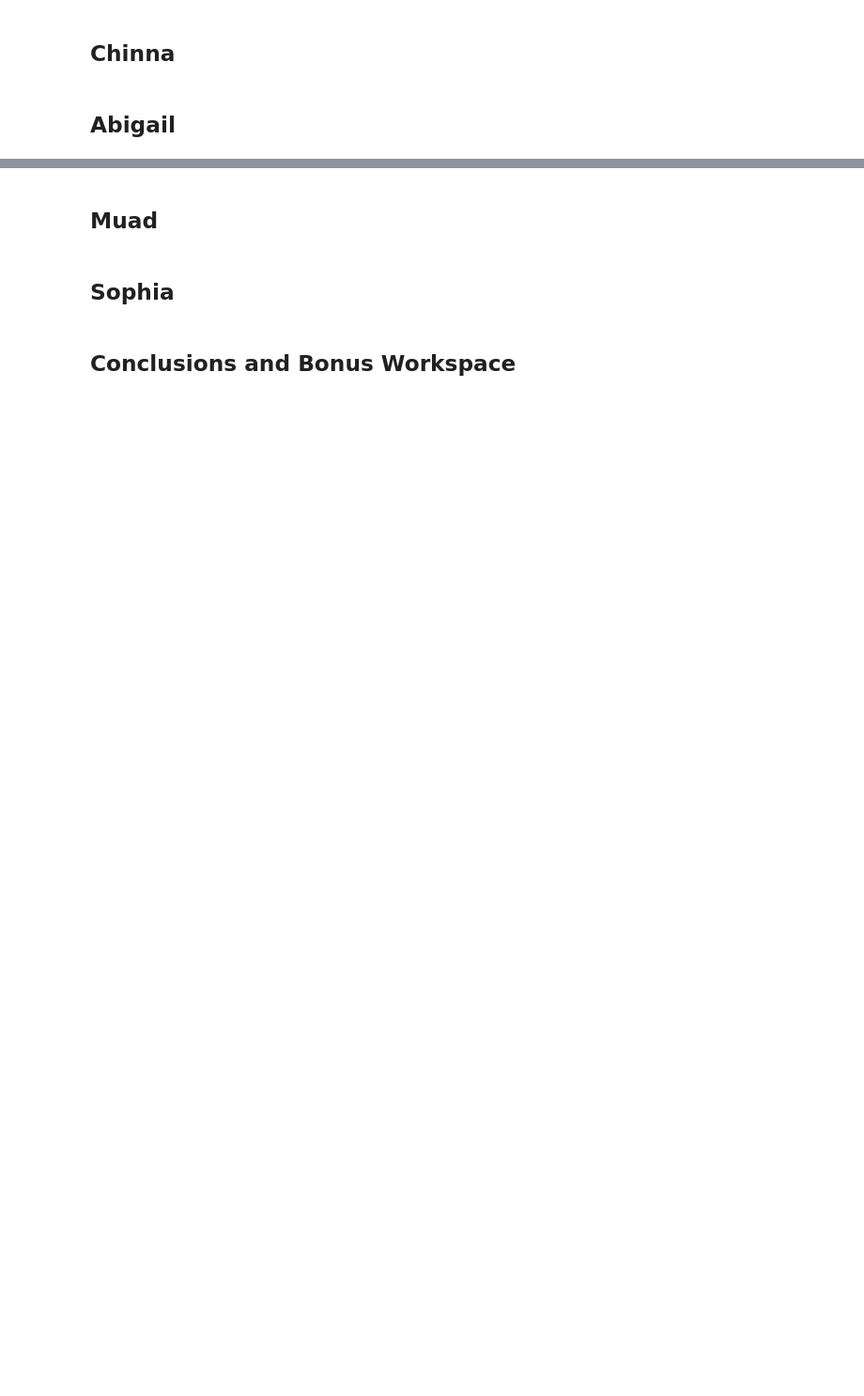
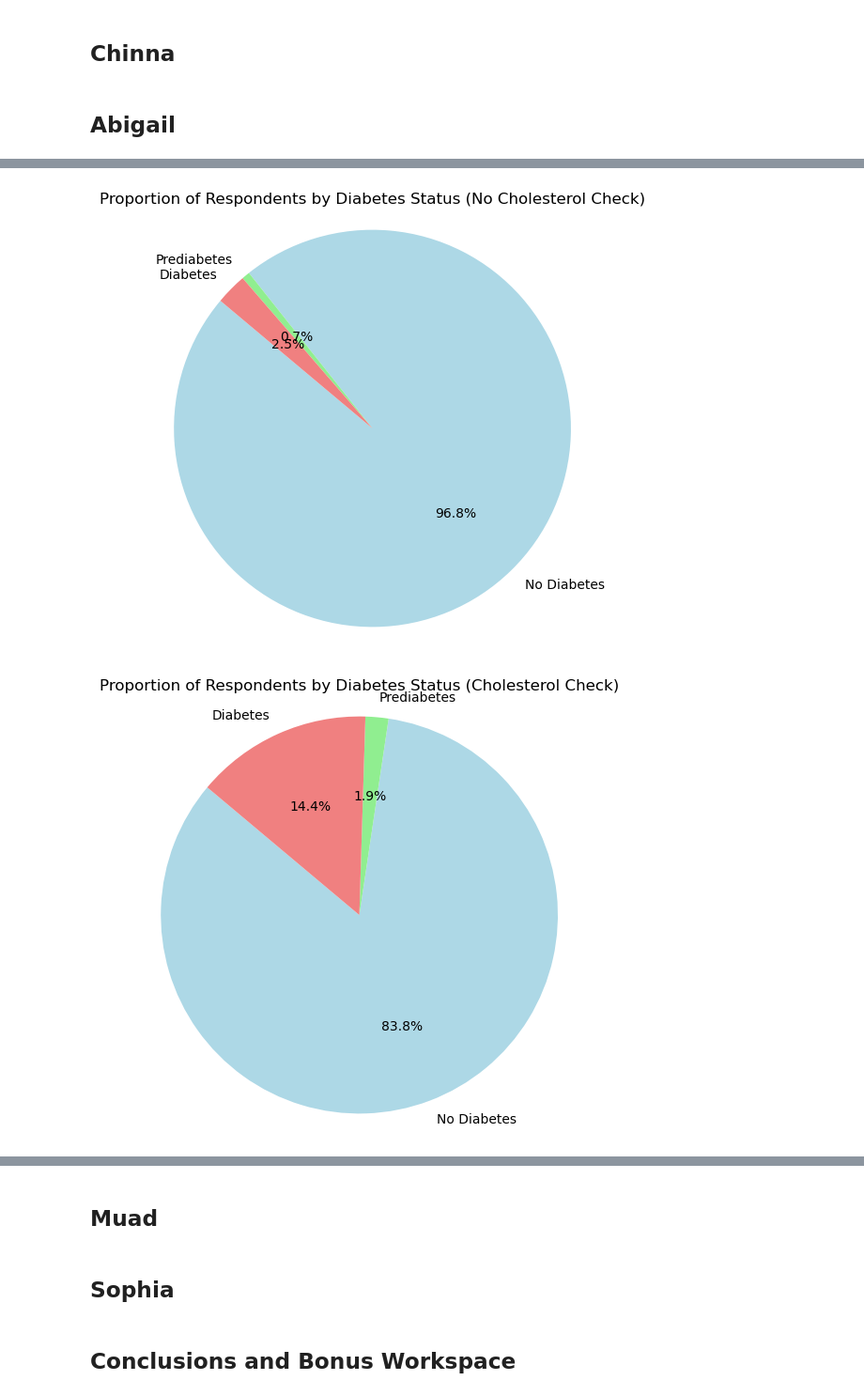
Before and after one commit to williamlevine/project-one, a Jupyter notebook: main_notebook.ipynb, the cells around one changed output, grey strips where cells are left out. Shown: that part at 94% size. Drawn from its saved outputs; the diff is of its cells as text; code cells hidden in the pictures; blank space fills up the shorter version.

```diff
--- a/main_notebook.ipynb
+++ b/main_notebook.ipynb
@@ -64,0 +142,38 @@ plt.show()
+# %%
+
+# Group by cholesterol check status and diabetes status
+dia_chol_check = df_trimmed.groupby(["CholCheck", "Diabetes_012"]).size().reset_index(name='count')
+
+# Separate the categories of those who did not have a cholesterol check (0) and those who did (1)
+nocholcheck = dia_chol_check[dia_chol_check["CholCheck"] == 0].copy()
+yescholcheck = dia_chol_check[dia_chol_check["CholCheck"] == 1].copy()
+
+# Find the total respondents per category (cholesterol check and no cholesterol check)
+# Create a new column for the proportion of respondents in each row out of their respective category
+nocholcheck_sum = nocholcheck["count"].sum()
+nocholcheck["proportion"] = (nocholcheck["count"] / nocholcheck_sum) * 100
+
+yescholcheck_sum = yescholcheck["count"].sum()
+yescholcheck["proportion"] = (yescholcheck["count"] / yescholcheck_sum) * 100
+
+# Combine the two tables into a new DataFrame that shows the proportions
+cholcheck_stack = pd.concat([nocholcheck, yescholcheck], ignore_index=True)
+
+# Plot the data as pie charts
+for chol_check_status, title in [(0, "No Cholesterol Check"), (1, "Cholesterol Check")]:
+    # Filter the data for the current cholesterol check status
+    data = cholcheck_stack[cholcheck_stack["CholCheck"] == chol_check_status]
+
+    # Create the pie chart
+    labels = ['No Diabetes', 'Prediabetes', 'Diabetes']
+    sizes = data['proportion'].values
+    colors = ['lightblue', 'lightgreen', 'lightcoral']
+
+    plt.figure(figsize=(6, 6))
+    plt.pie(sizes, labels=labels, colors=colors, autopct='%1.1f%%', startangle=140)
+    plt.title(f"Proportion of Respondents by Diabetes Status ({title})")
+    plt.axis('equal')  # Equal aspect ratio ensures that pie is drawn as a circle.
+    plt.show()
+# %% [output]
+[figure, added]
+[figure, added]
```
Also changed, not shown: parts of 15 cells of this notebook.
